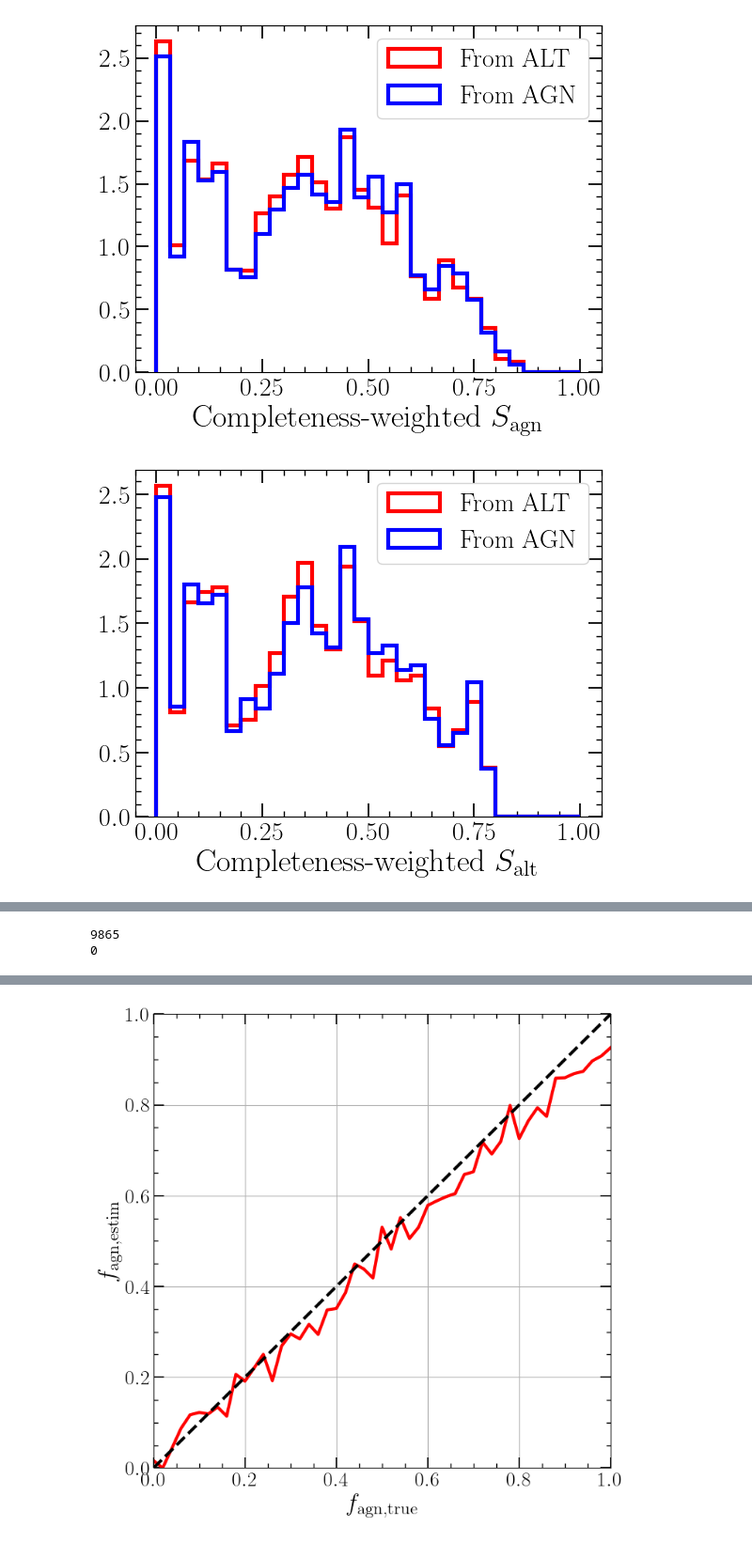
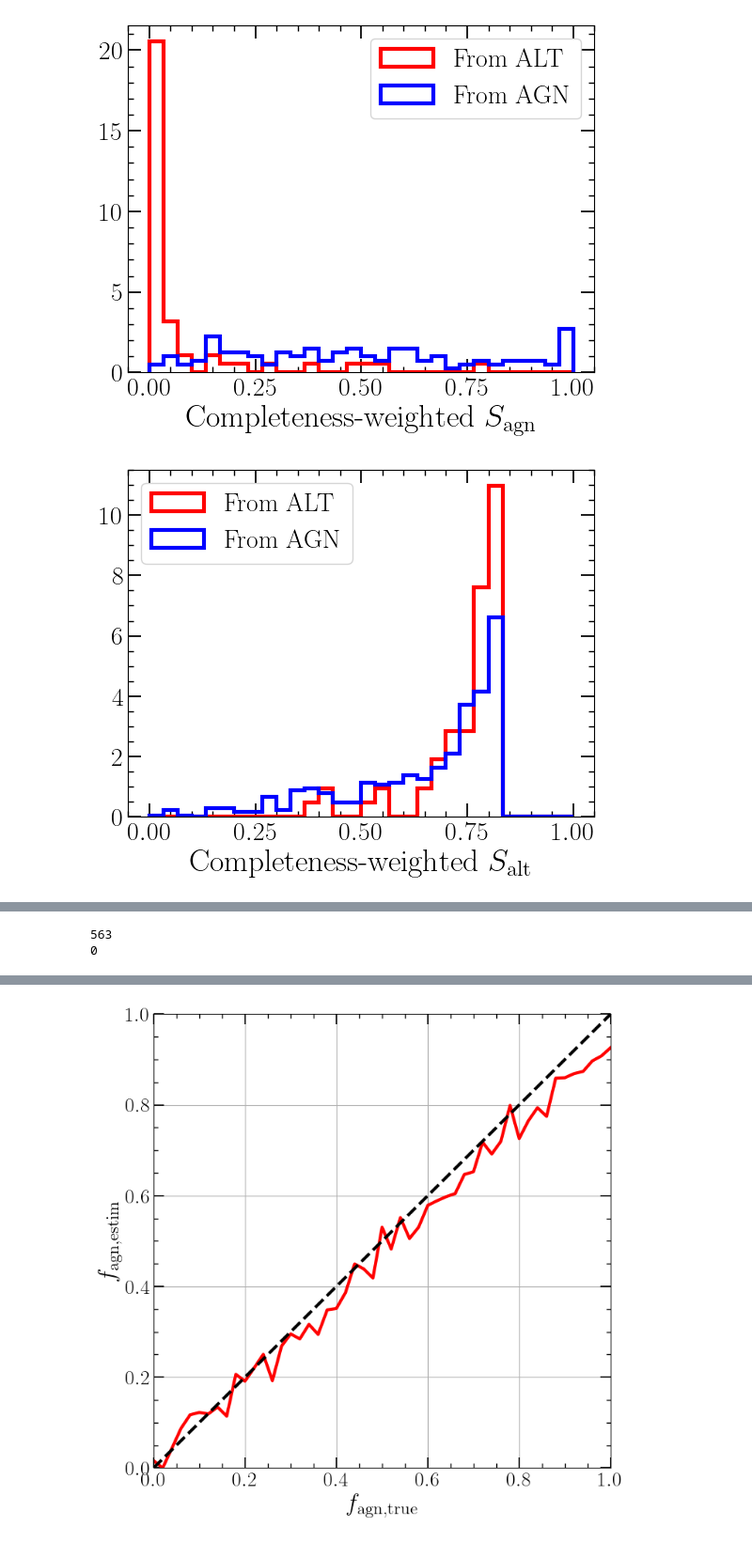
Before and after one commit to LucasPouw/darksirenpop, a Jupyter notebook: checkresults.ipynb, the cells around one changed output, grey strips where cells are left out. Shown at 94% size. Cells and saved outputs as stored; diff of their text form; code cells hidden in the pictures.

Commit message:
add zero agn error likelihood and update readme and main

```diff
--- a/checkresults.ipynb
+++ b/checkresults.ipynb
@@ -7,13 +7,3 @@ import json
 from utils import make_nice_plots
 from tqdm import tqdm
 make_nice_plots()
-# %%
-origin_dict = {}
-
-post_path = '/net/vdesk/data2/pouw/MRP/mockdata_analysis/darksirenpop/jsons/posterior_samples_mock_v7.json'
-with open(post_path) as f:
-    posterior_samples_dictionary = json.load(f)
-
-for key, filename in posterior_samples_dictionary.items():
-    with h5py.File(filename, 'r') as f:
-        origin_dict[key] = f['mock']['truths']['from_agn'][()].astype(bool)
@@ -37,13 +16,38 @@ def get_colors(origin_dict):
         else:
             colors[i] = 'red'
     return colors
+# %%
+origin_dict = {}
+
+json_path = '/net/vdesk/data2/pouw/MRP/mockdata_analysis/darksirenpop/jsons/lumdistsig0.01_from_1k_small_zero_zerr_catalog.json'  # '/net/vdesk/data2/pouw/MRP/mockdata_analysis/darksirenpop/jsons/posterior_samples_mock_v7.json'
+with open(json_path) as f:
+    posterior_samples_dictionary = json.load(f)
+
+for key, filename in posterior_samples_dictionary.items():
+    with h5py.File(filename, 'r') as f:
+        origin_dict[key] = f['mock']['truths']['from_agn'][()].astype(bool)
+# %%
+fname = 'zero_error_correct_1percent_12288pix'
+
+cw_pagn = np.load(f'cweighted_pagn_sky_{fname}.npy')
+palt = np.load(f'palt_sky_{fname}.npy')
+cw_palt = np.load(f'cweighted_palt_sky_{fname}.npy')
+origins = np.array([val for val in origin_dict.values()])
+colors = get_colors(origin_dict)
+
+remove_outlier = cw_pagn > 1e-24
+cw_pagn = cw_pagn[remove_outlier]
+palt = palt[remove_outlier]
+cw_palt = cw_palt[remove_outlier]
+origins = origins[remove_outlier]
+colors = colors[remove_outlier]
 # %%
 xmin = 0  # min(np.min(pagn), np.min(palt))
-xmax = 1  # max(np.max(pagn), np.max(palt))
+xmax = 1 # max(np.max(cw_pagn), np.max(cw_palt))
 xx = np.linspace(xmin, xmax, 100)
 
 plt.figure(figsize=(6,6))
-plt.scatter(cw_palt, cw_pagn, marker='.', color=get_colors(origin_dict))
+plt.scatter(cw_palt, cw_pagn, marker='.', color=colors)
 plt.plot(xx, xx, color='black', linestyle='dashed', linewidth=2)
 # plt.semilogy()
 plt.loglog()
@@ -61,6 +65,11 @@ plt.legend()
 plt.xlabel(r'Completeness-weighted $S_{\rm agn}$')
 plt.show()
 
+
+xmin = 0
+xmax = 1
+edges = np.linspace(xmin, xmax, 31)
+
 plt.figure()
 plt.hist(cw_palt[~origins], bins=edges, density=True, histtype='step', color='red', linewidth=3, label='From ALT')
 plt.hist(cw_palt[origins], bins=edges, density=True, histtype='step', color='blue', linewidth=3, label='From AGN')
@@ -81,2 +90,2 @@ plt.show()
-[figure, old version]
+[figure, new version]
-[figure, old version]
+[figure, new version]
@@ -84,10 +93,10 @@ plt.show()
 # %%
 # Removing non-informative GWs
-selec = (cw_pagn != 0) & (~np.isnan(cw_pagn)) & (cw_pagn < 1000) & (cw_pagn > 1e-6)
+selec = (~np.isnan(cw_pagn)) & (cw_pagn < 1000) & (cw_pagn > 1e-24)
 print(np.sum(selec))
 print(np.sum(np.isnan(cw_pagn)))
 # %% [output]
-9865
+563
 0
 # %%
 # selec = cw_pagn < 1000
```
Also changed, not shown: parts of 7 cells of this notebook, 8 other files.
